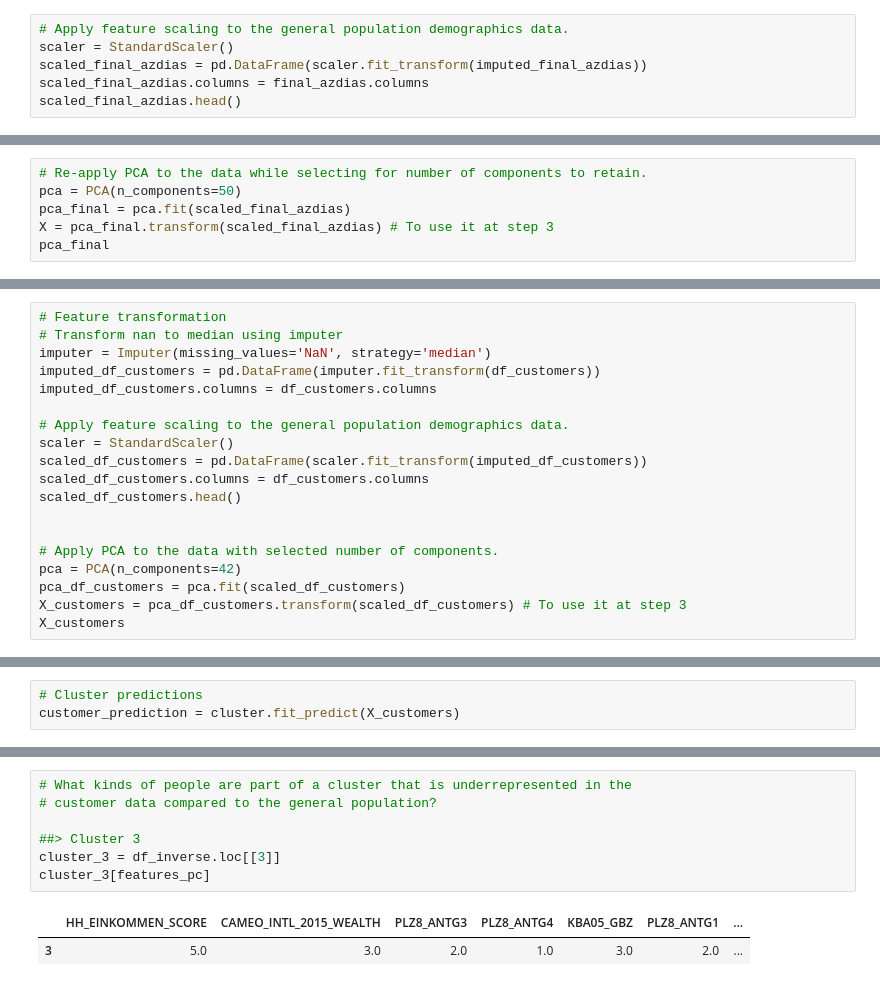
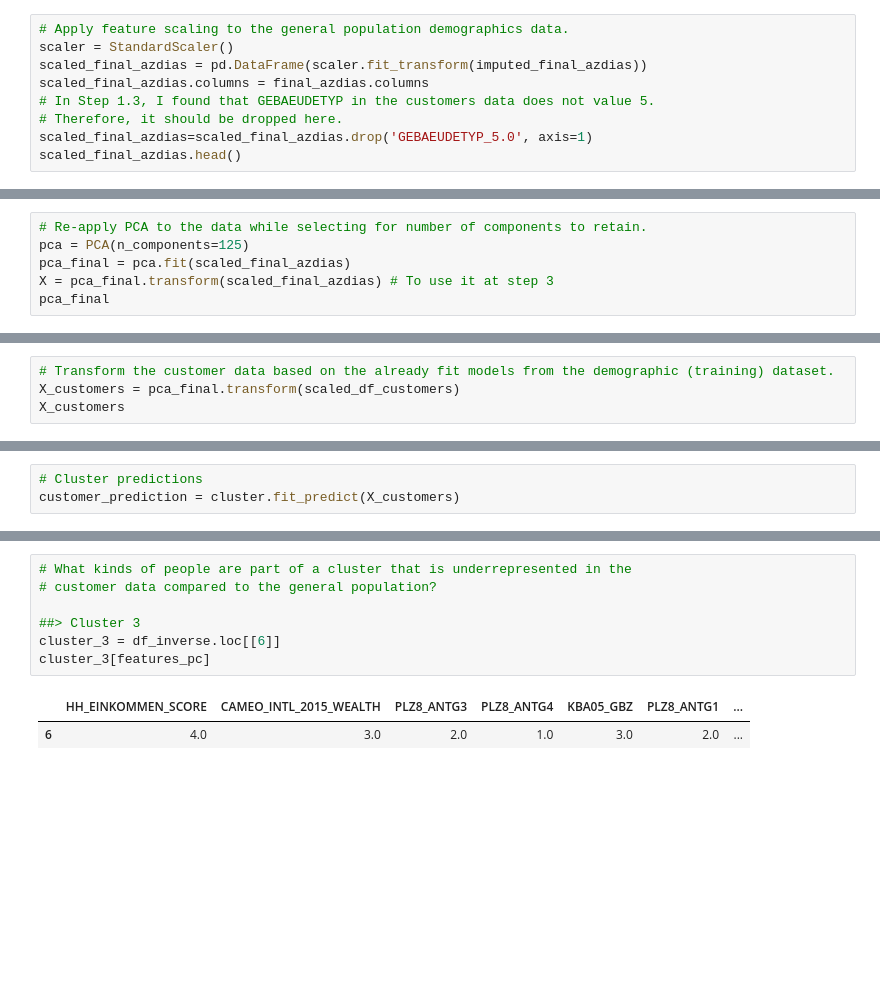
Before and after one commit to annalee02/DSND_Creating_Customer_Segments_with_Arvato, a Jupyter notebook: Creating_Customer_Segments_with_Arvato.ipynb, the cells around one changed output, grey strips where cells are left out. Drawn from its saved outputs; the diff is of its cells as text; blank space fills up the shorter version.

```diff
--- a/Creating_Customer_Segments_with_Arvato.ipynb
+++ b/Creating_Customer_Segments_with_Arvato.ipynb
@@ -719,6 +811,9 @@ imputed_final_azdias.isnull().sum().sum()
 scaler = StandardScaler()
 scaled_final_azdias = pd.DataFrame(scaler.fit_transform(imputed_final_azdias))
 scaled_final_azdias.columns = final_azdias.columns
+# In Step 1.3, I found that GEBAEUDETYP in the customers data does not value 5.
+# Therefore, it should be dropped here.
+scaled_final_azdias=scaled_final_azdias.drop('GEBAEUDETYP_5.0', axis=1)
 scaled_final_azdias.head()
 # %% [output]
 |  | ALTERSKATEGORIE_GROB | FINANZ_MINIMALIST | FINANZ_SPARER | FINANZ_VORSORGER | FINANZ_ANLEGER | ... |
@@ -770,7 +865,7 @@ plt.grid(True)
 [figure]
 # %%
 # Re-apply PCA to the data while selecting for number of components to retain.
-pca = PCA(n_components=50)
+pca = PCA(n_components=125)
 pca_final = pca.fit(scaled_final_azdias)
 X = pca_final.transform(scaled_final_azdias) # To use it at step 3
 pca_final
@@ -957,19 +1124,0 @@ memory usage: 86.1 MB
-# %%
-# Feature transformation
-# Transform nan to median using imputer
-imputer = Imputer(missing_values='NaN', strategy='median')
-imputed_df_customers = pd.DataFrame(imputer.fit_transform(df_customers))
-imputed_df_customers.columns = df_customers.columns
-
-# Apply feature scaling to the general population demographics data.
-scaler = StandardScaler()
-scaled_df_customers = pd.DataFrame(scaler.fit_transform(imputed_df_customers))
-scaled_df_customers.columns = df_customers.columns
-scaled_df_customers.head()
-
-
-# Apply PCA to the data with selected number of components.
-pca = PCA(n_components=42)
-pca_df_customers = pca.fit(scaled_df_customers)
-X_customers = pca_df_customers.transform(scaled_df_customers) # To use it at step 3
-X_customers
@@ -989,0 +1125,4 @@ array([[-3.79693438, -3.78230961, -1.67157199, ..., -0.95687064,
+# %%
+# Transform the customer data based on the already fit models from the demographic (training) dataset.
+X_customers = pca_final.transform(scaled_df_customers)
+X_customers
@@ -1066,13 +1240,13 @@ cluster_1[features_pc]
 # %%
 # What kinds of people are part of a cluster that is underrepresented in the
 # customer data compared to the general population?
 
 ##> Cluster 3
-cluster_3 = df_inverse.loc[[3]]
+cluster_3 = df_inverse.loc[[6]]
 cluster_3[features_pc]
 # %% [output]
 |  | HH_EINKOMMEN_SCORE | CAMEO_INTL_2015_WEALTH | PLZ8_ANTG3 | PLZ8_ANTG4 | KBA05_GBZ | PLZ8_ANTG1 | ... |
-| 3 | 5.0 | 3.0 | 2.0 | 1.0 | 3.0 | 2.0 | ... |
+| 6 | 4.0 | 3.0 | 2.0 | 1.0 | 3.0 | 2.0 | ... |
 # %% [markdown]
 ### Discussion 3.3: Compare Customer Data to Demographics Data
 
```
Also changed, not shown: parts of 59 cells of this notebook, 1 other file.
